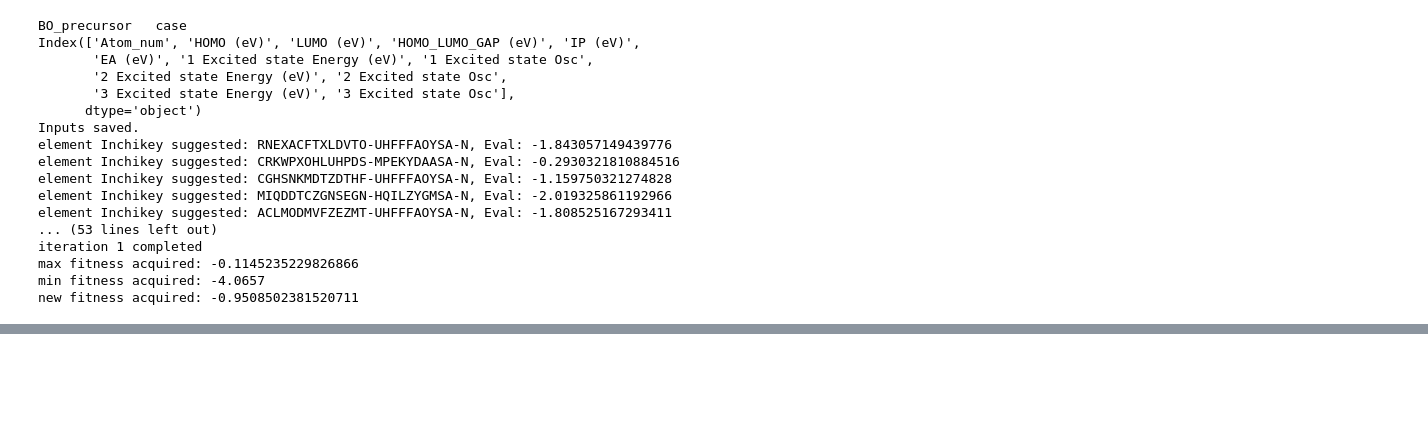
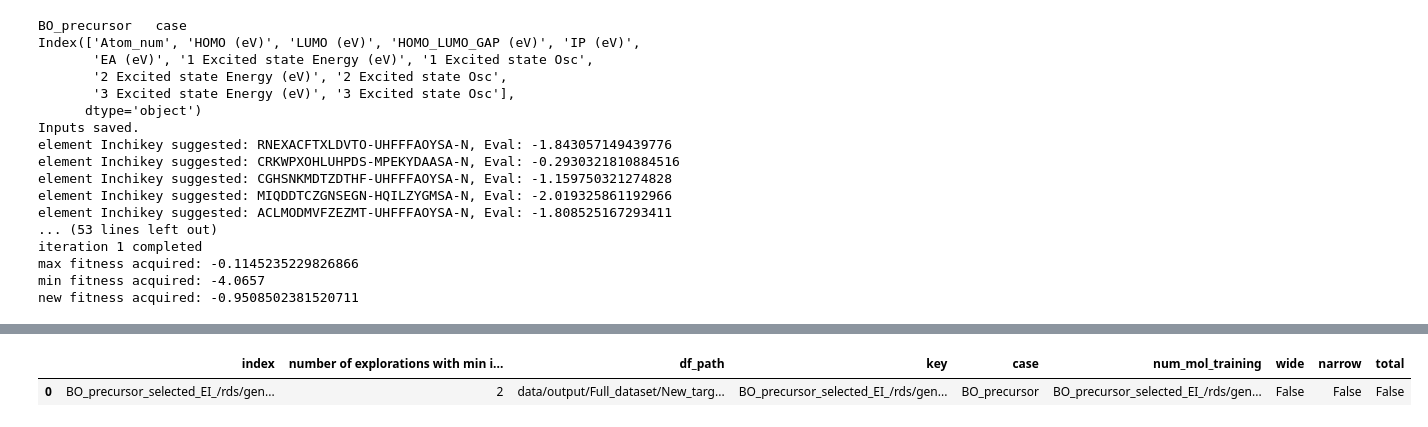
Before and after one commit to mohammedazzouzi15/STK_search, a Jupyter notebook: Example_notebooks/2_run_search_exp.ipynb, the cells around one changed output, grey strips where cells are left out. Drawn from its saved outputs; the diff is of its cells as text; code cells hidden in the pictures; blank space fills up the shorter version.

```diff
--- a/Example_notebooks/2_run_search_exp.ipynb
+++ b/Example_notebooks/2_run_search_exp.ipynb
@@ -66,0 +114,41 @@ stko.cal
+# %%
+import pandas as pd
+def join_name(x):
+    return '_'.join(x)
+
+def load_search_list(df,min_num_iteration):
+    search_list = []
+    for index, row in df.iterrows():
+        if min_num_iteration <= row['max_num_eval']:
+            search_list.append(pd.read_pickle(row['search_exp_file']))
+    return search_list
+def get_results_length(x):
+    try:
+        return len(pd.read_pickle(x)['fitness_acquired'])
+    except Exception as e:
+        #print(e)
+        return 0
+results_dict = {}
+num_searches_with_min, df_plot_dict = {}, {}
+min_num_iteration = 50
+for name , df in df_list:
+    if len(df) != 0:
+        df['max_num_eval']=df['search_exp_file'].apply(lambda x: get_results_length(x))
+        key = join_name(name)
+        df['key'] = key
+        if df['max_num_eval'].max() >= min_num_iteration:
+            results_dict[key] = load_search_list(df,min_num_iteration)
+            num_searches_with_min[key] = (len(results_dict[key]), df['df_path'].values[0])
+df_summary_1 = pd.DataFrame.from_dict(num_searches_with_min, orient='index',columns=['number of explorations with min iterations','df_path'])
+#df_summary = df_summary.merge(df_summary_1, left_index=True, right_index=True)
+df_summary_1['key'] = df_summary_1.index
+df_summary_1['case'] = df_summary_1['key'].apply(lambda x: x.split('_')[0]+'_'+x.split('_')[1])
+df_summary_1['num_mol_training'] = df_summary_1['key'].apply(lambda x: x.split('nummol')[-1])
+df_summary_1['wide']=df_summary_1['key'].apply(lambda x: '_wide' in x)
+df_summary_1['narrow']=df_summary_1['key'].apply(lambda x: '_narrow' in x)
+df_summary_1['total']=df_summary_1['key'].apply(lambda x: '_total' in x)
+df_summary_1.reset_index(inplace=True)
+df_summary_1
+# %% [output]
+|  | index | number of explorations with min i... | df_path | key | case | num_mol_training | wide | narrow | total |
+| 0 | BO_precursor_selected_EI_/rds/gen... | 2 | data/output/Full_dataset/New_targ... | BO_precursor_selected_EI_/rds/gen... | BO_precursor | BO_precursor_selected_EI_/rds/gen... | False | False | False |
```
Also changed, not shown: parts of 6 cells of this notebook.
